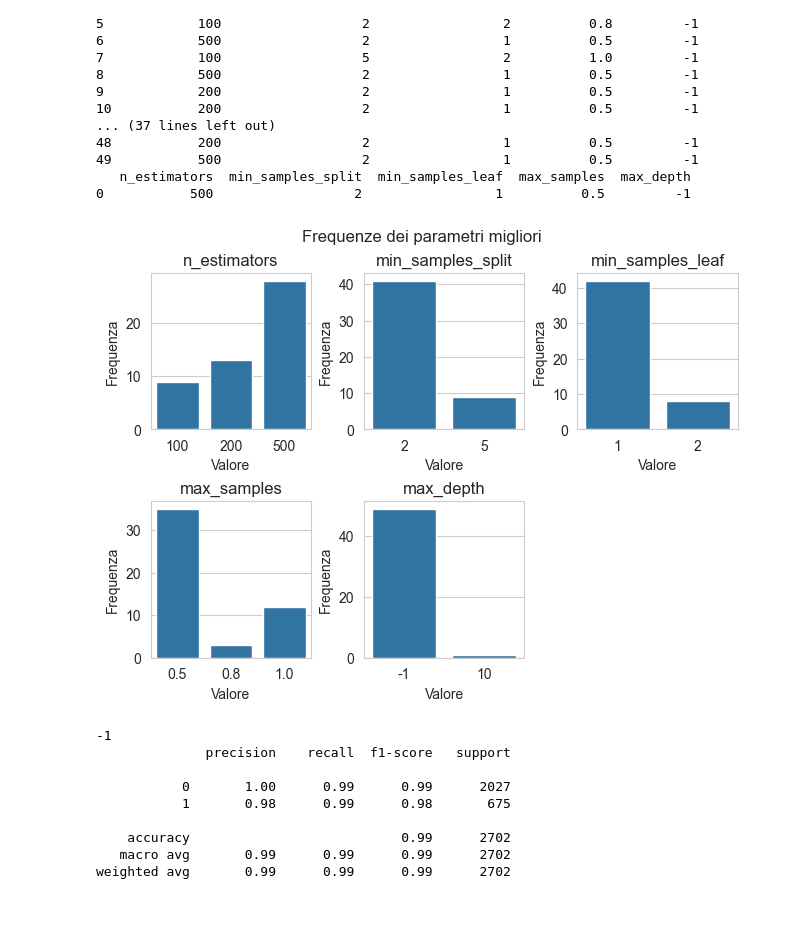
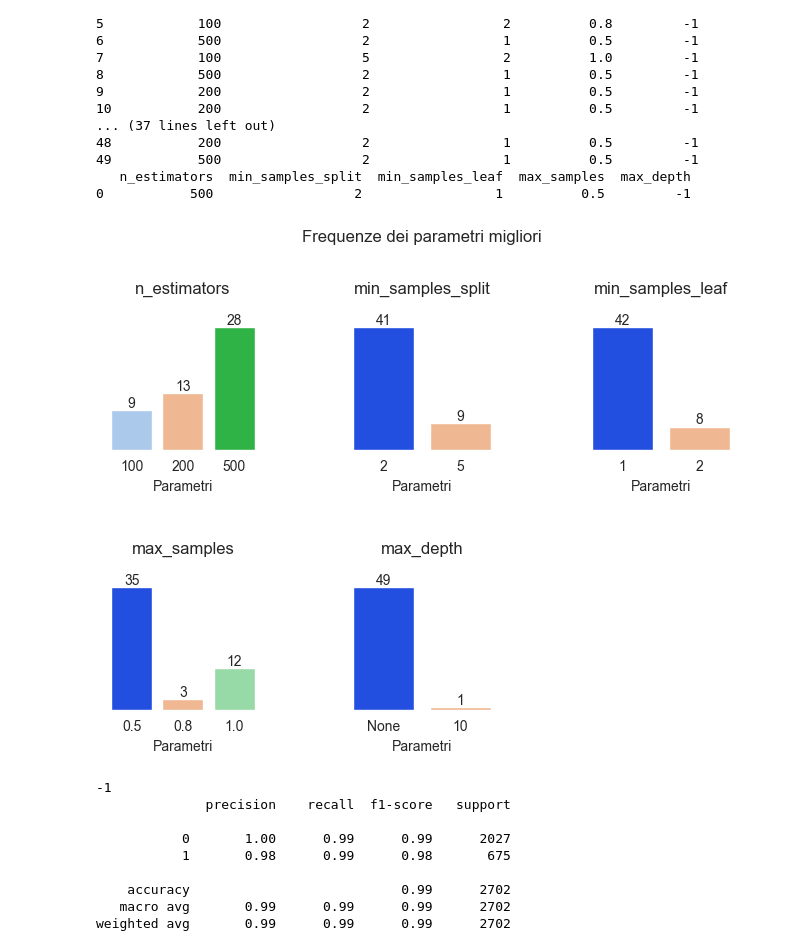
Before and after one commit to gabrielee20/roomoccupation, a Jupyter notebook: sample.ipynb, the cells around one changed output. Saved outputs shown, nothing was run; the diff lists cells and outputs as text; code cells hidden in the pictures; blank space fills up the shorter version.

Commit message:
Aggiornata la visualizzazione dei grafici per rendeli più minimali ed esportate alcune immagini

```diff
--- a/sample.ipynb
+++ b/sample.ipynb
@@ -255,32 +260,44 @@ print(best_estimators_parameters.mode())  #parametro 0 (default) si ottiene la m
 # %%
 %store -r best_estimators_parameters
 
 import seaborn as sns
 
 params = best_estimators_parameters.columns.tolist()
 n = len(params)
 cols = 3
 rows = 2
 fig, axes = plt.subplots(rows, cols, constrained_layout=True)
+fig.set_constrained_layout_pads(hspace=0.2, wspace=0.4)
 axes = axes.flatten()
 
 for i, param in enumerate(params):
     ax = axes[i]
     counts = best_estimators_parameters[param].astype(str).value_counts().sort_index()
-    sns.barplot(x=counts.index, y=counts.values, ax=ax)
+    counts.index = counts.index.to_series().replace("-1", "None")
+    palette = sns.color_palette("pastel", n_colors=len(counts))
+    palette[counts.values.argmax()] = sns.color_palette("bright")[counts.values.argmax()]
+    sns.barplot(x=counts.index, y=counts.values, ax=ax, palette=palette, hue=counts.index)
     ax.set_title(param)
-    ax.set_xlabel('Valore')
-    ax.set_ylabel('Frequenza')
+    ax.set_xlabel('Parametri')
+    ax.set(yticklabels=[])
+    ax.set_title(param, pad=20)
+
+    for container in ax.containers:
+        ax.bar_label(container, fmt='%d', label_type='edge')
+
+    for spine in ax.spines.values():
+        spine.set_visible(False)
 
 
 for i in range(len(params), len(axes)):
     fig.delaxes(axes[i])
 
 
-plt.suptitle('Frequenze dei parametri migliori')
+plt.suptitle('Frequenze dei parametri migliori', y=1.1)
+plt.savefig("./plots/frequenze_parametri_migliori_50_grid_search.png", transparent=True)
 plt.show()
 # %% [output]
-[figure, old version]
+[figure, new version]
 # %%
 import sklearn.metrics._classification as sklearn_metrics
 
```
Also changed, not shown: parts of 3 cells of this notebook, 3 other files.
